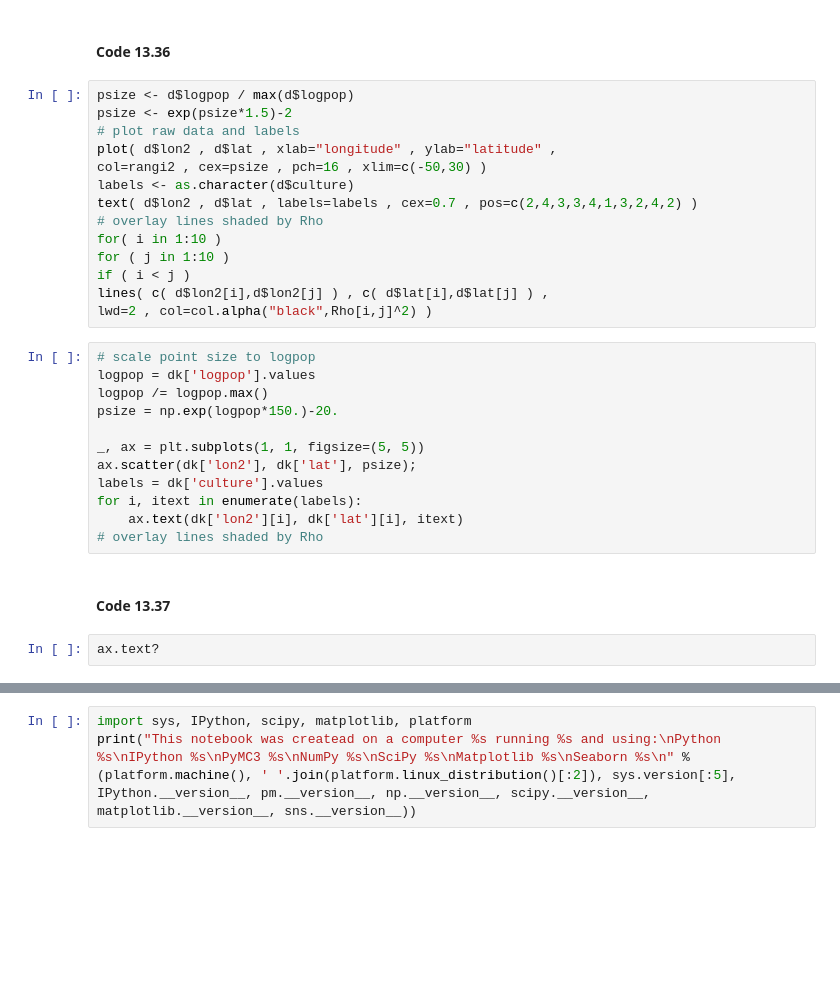
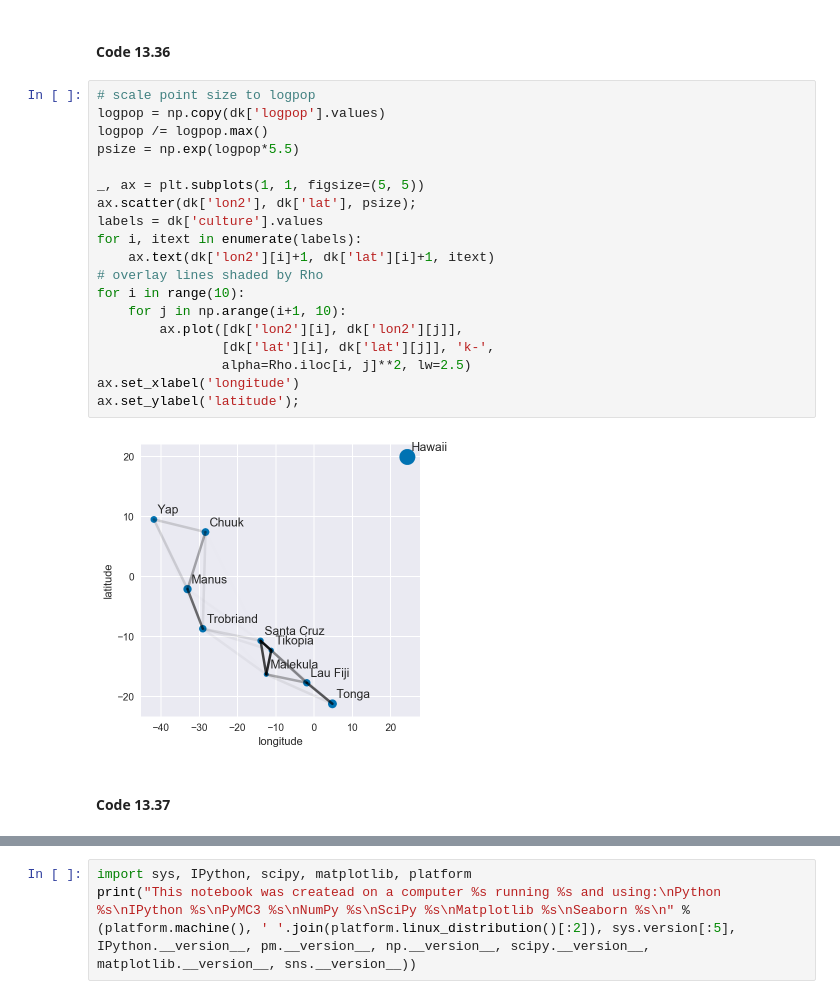
Before and after one commit to aloctavodia/Statistical-Rethinking-with-Python-and-PyMC3, a Jupyter notebook: Chp_13.ipynb, the cells around one changed output, grey strips where cells are left out. Saved outputs shown, nothing was run; the diff lists cells and outputs as text; blank space fills up the shorter version.

```diff
--- a/Chp_13.ipynb
+++ b/Chp_13.ipynb
@@ -645,33 +645,26 @@ Rho.round(2)
 | Ha | 0.00 | 0.00 | 0.00 | 0.00 | 0.00 | 0.00 | 0.00 | 0.00 | 0.00 | 1.0 |
 # %% [markdown]
 #### Code 13.36
-# %%
-psize <- d$logpop / max(d$logpop)
-psize <- exp(psize*1.5)-2
-# plot raw data and labels
-plot( d$lon2 , d$lat , xlab="longitude" , ylab="latitude" ,
-col=rangi2 , cex=psize , pch=16 , xlim=c(-50,30) )
-labels <- as.character(d$culture)
-text( d$lon2 , d$lat , labels=labels , cex=0.7 , pos=c(2,4,3,3,4,1,3,2,4,2) )
-# overlay lines shaded by Rho
-for( i in 1:10 )
-for ( j in 1:10 )
-if ( i < j )
-lines( c( d$lon2[i],d$lon2[j] ) , c( d$lat[i],d$lat[j] ) ,
-lwd=2 , col=col.alpha("black",Rho[i,j]^2) )
 # %%
 # scale point size to logpop
-logpop = dk['logpop'].values
+logpop = np.copy(dk['logpop'].values)
 logpop /= logpop.max()
-psize = np.exp(logpop*150.)-20.
+psize = np.exp(logpop*5.5)
 
 _, ax = plt.subplots(1, 1, figsize=(5, 5))
 ax.scatter(dk['lon2'], dk['lat'], psize);
 labels = dk['culture'].values
 for i, itext in enumerate(labels):
-    ax.text(dk['lon2'][i], dk['lat'][i], itext)
+    ax.text(dk['lon2'][i]+1, dk['lat'][i]+1, itext)
 # overlay lines shaded by Rho
+for i in range(10):
+    for j in np.arange(i+1, 10):
+        ax.plot([dk['lon2'][i], dk['lon2'][j]],
+                [dk['lat'][i], dk['lat'][j]], 'k-',
+                alpha=Rho.iloc[i, j]**2, lw=2.5)
+ax.set_xlabel('longitude')
+ax.set_ylabel('latitude');
+# %% [output]
+[figure, added]
 # %% [markdown]
 #### Code 13.37
-# %%
-ax.text?
```
Also changed, not shown: parts of 7 cells of this notebook.
